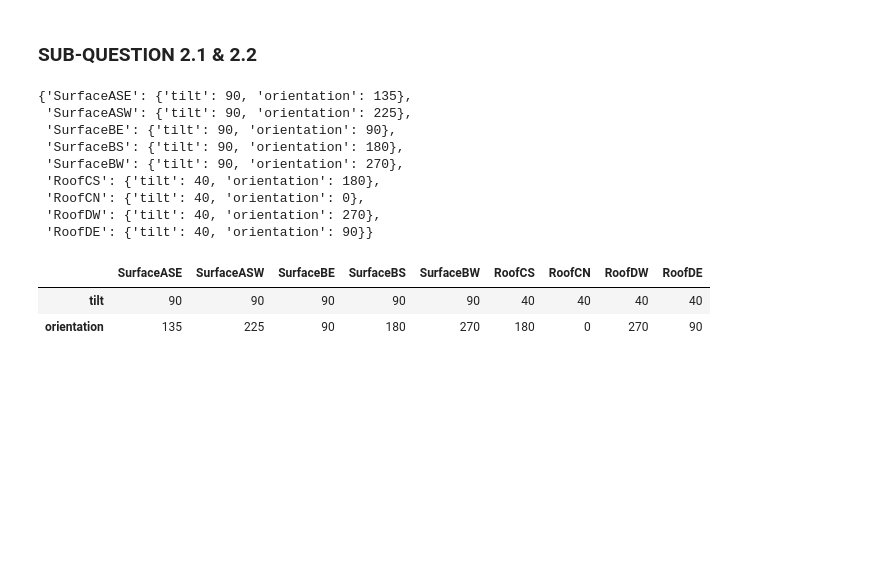
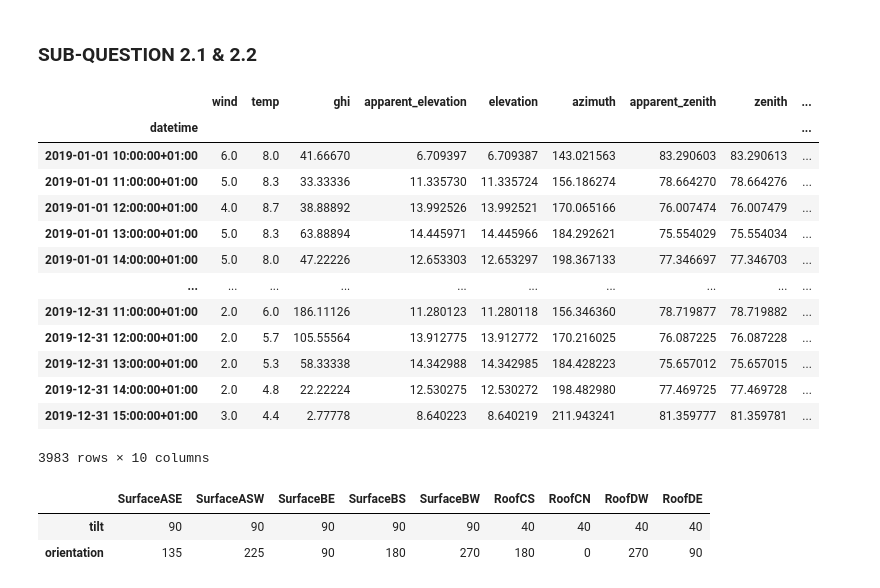
Before and after one commit to ncgarrood/utrechtsmartdistricpartA, a Jupyter notebook: CodeWalkThrough.ipynb, the cells around one changed output. Drawn from its saved outputs; the diff is of its cells as text; code cells hidden in the pictures; blank space fills up the shorter version.

```diff
--- a/CodeCleanupWalkThrough.ipynb
+++ b/CodeWalkThrough.ipynb
@@ -36,17 +36,22 @@ ERBS     RMSE: 115.529, MBE: -2.474, MAE: 65.891, R2: 0.847
 ### SUB-QUESTION 2.1 & 2.2
 # %%
 Eind_data = find_dni('dirindex','Eindhoven')
-BUILDINGS
+Eind_data
 # %% [output]
+|  | wind | temp | ghi | apparent_elevation | elevation | azimuth | apparent_zenith | zenith | ... |
+| datetime |  |  |  |  |  |  |  |  | ... |
+| 2019-01-01 10:00:00+01:00 | 6.0 | 8.0 | 41.66670 | 6.709397 | 6.709387 | 143.021563 | 83.290603 | 83.290613 | ... |
+| 2019-01-01 11:00:00+01:00 | 5.0 | 8.3 | 33.33336 | 11.335730 | 11.335724 | 156.186274 | 78.664270 | 78.664276 | ... |
+| 2019-01-01 12:00:00+01:00 | 4.0 | 8.7 | 38.88892 | 13.992526 | 13.992521 | 170.065166 | 76.007474 | 76.007479 | ... |
+| 2019-01-01 13:00:00+01:00 | 5.0 | 8.3 | 63.88894 | 14.445971 | 14.445966 | 184.292621 | 75.554029 | 75.554034 | ... |
+| 2019-01-01 14:00:00+01:00 | 5.0 | 8.0 | 47.22226 | 12.653303 | 12.653297 | 198.367133 | 77.346697 | 77.346703 | ... |
+| ... | ... | ... | ... | ... | ... | ... | ... | ... | ... |
+| 2019-12-31 11:00:00+01:00 | 2.0 | 6.0 | 186.11126 | 11.280123 | 11.280118 | 156.346360 | 78.719877 | 78.719882 | ... |
+| 2019-12-31 12:00:00+01:00 | 2.0 | 5.7 | 105.55564 | 13.912775 | 13.912772 | 170.216025 | 76.087225 | 76.087228 | ... |
+| 2019-12-31 13:00:00+01:00 | 2.0 | 5.3 | 58.33338 | 14.342988 | 14.342985 | 184.428223 | 75.657012 | 75.657015 | ... |
+| 2019-12-31 14:00:00+01:00 | 2.0 | 4.8 | 22.22224 | 12.530275 | 12.530272 | 198.482980 | 77.469725 | 77.469728 | ... |
+| 2019-12-31 15:00:00+01:00 | 3.0 | 4.4 | 2.77778 | 8.640223 | 8.640219 | 211.943241 | 81.359777 | 81.359781 | ... |
-{'SurfaceASE': {'tilt': 90, 'orientation': 135},
- 'SurfaceASW': {'tilt': 90, 'orientation': 225},
- 'SurfaceBE': {'tilt': 90, 'orientation': 90},
- 'SurfaceBS': {'tilt': 90, 'orientation': 180},
- 'SurfaceBW': {'tilt': 90, 'orientation': 270},
- 'RoofCS': {'tilt': 40, 'orientation': 180},
- 'RoofCN': {'tilt': 40, 'orientation': 0},
- 'RoofDW': {'tilt': 40, 'orientation': 270},
- 'RoofDE': {'tilt': 40, 'orientation': 90}}
+3983 rows × 10 columns
 # %%
 BUILDINGS_df = pd.DataFrame(BUILDINGS)
 BUILDINGS_df
```
Also changed, not shown: parts of 18 cells of this notebook, 1 other file.
